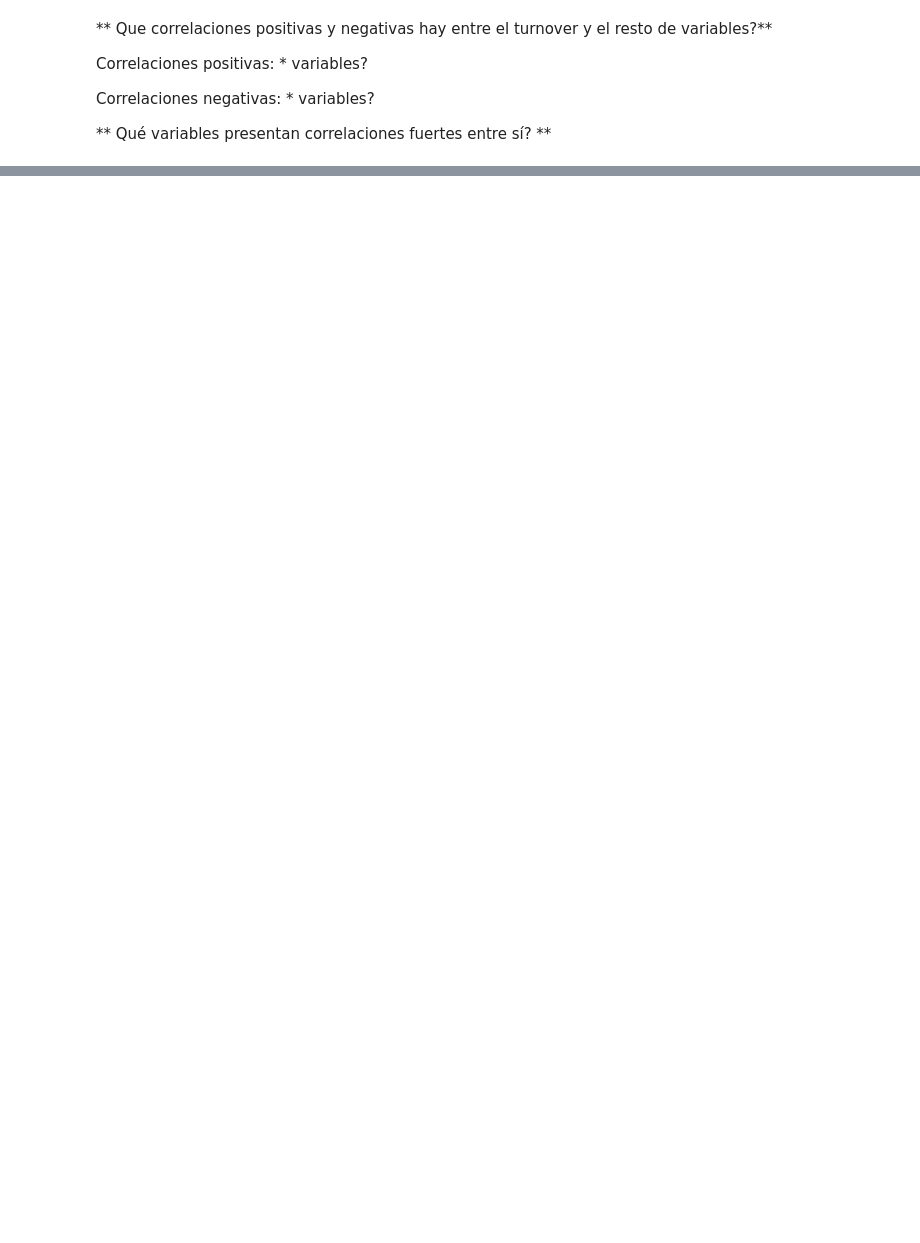
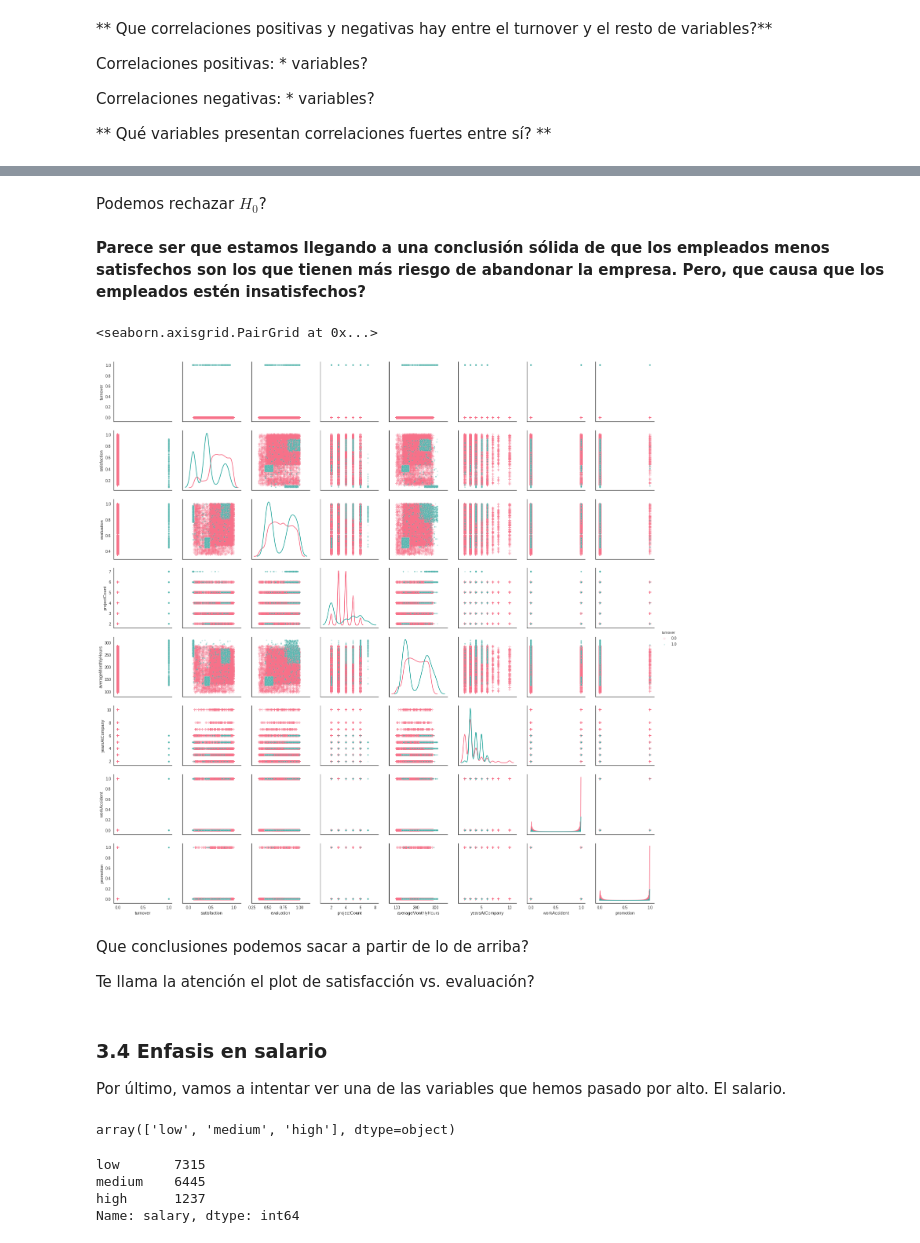
Before and after one commit to vianmarin/MADM-2017, a Jupyter notebook: 1-Introducción/miniprojects/EDA-RecursosHumanos.ipynb, the cells around one changed output, grey strips where cells are left out. Drawn from its saved outputs; the diff is of its cells as text; code cells hidden in the pictures; blank space fills up the shorter version.

```diff
--- a/1-Introducción/miniprojects/EDA-RecursosHumanos.ipynb
+++ b/1-Introducción/miniprojects/EDA-RecursosHumanos.ipynb
@@ -428,0 +501,39 @@ Correlaciones negativas:
+# %% [markdown]
+Podemos rechazar $H_0$?
+# %% [markdown]
+**Parece ser que estamos llegando a una conclusión sólida de que los empleados menos satisfechos son los que tienen más riesgo de abandonar la empresa. Pero, que causa que los empleados estén insatisfechos?**
+# %%
+# Ejecuta la celda para ver el resultado de plotear variable a variable los scatter plots.
+# En la diagonal apareceran los kde de los histogramas
+
+sns.pairplot(data=df,
+             hue='turnover',
+             diag_kind='kde',
+             palette="husl",
+             markers=["+", "."],
+             plot_kws={'alpha': 0.2})
+# %% [output]
+<seaborn.axisgrid.PairGrid at 0x...>
+[figure, added]
+# %% [markdown]
+Que conclusiones podemos sacar a partir de lo de arriba?
+
+Te llama la atención el plot de satisfacción vs. evaluación?
+# %% [markdown]
+### 3.4 Enfasis en salario
+
+Por último, vamos a intentar ver una de las variables que hemos pasado por alto. El salario.
+# %%
+# muestra los valores de salarios que hay en la tabla
+df['salary'].unique()
+# %% [output]
+array(['low', 'medium', 'high'], dtype=object)
+# %%
+# Cómo se reparten los salarios entre los empleados
+
+df['salary'].value_counts()
+# %% [output]
+low       7315
+medium    6445
+high      1237
+Name: salary, dtype: int64
```
Also changed, not shown: parts of 19 cells of this notebook.
